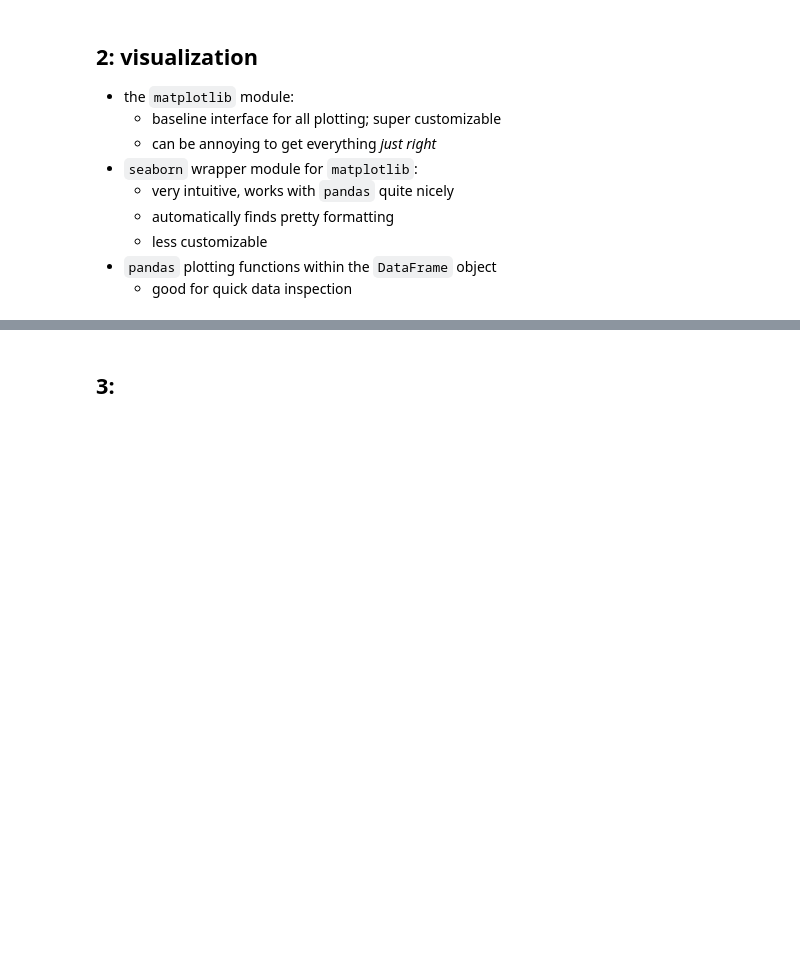
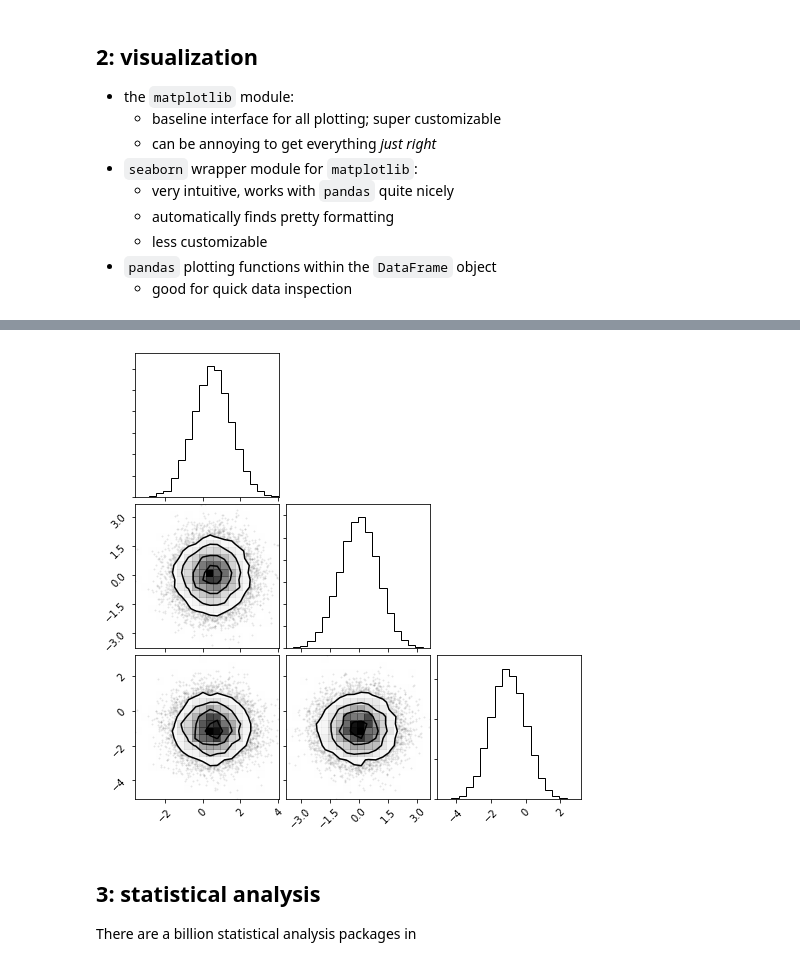
Before and after one commit to luclepot/SPS_ml_tutorial, a Jupyter notebook: day_1.ipynb, the cells around one changed output, grey strips where cells are left out. Cells and saved outputs as stored; diff of their text form; code cells hidden in the pictures; blank space fills up the shorter version.

```diff
--- a/day_1.ipynb
+++ b/day_1.ipynb
@@ -36,2 +108,9 @@ import seaborn as sns
-# %% [markdown]
-## 3:
+# %%
+data = np.random.multivariate_normal([0.5, 0, -1], np.identity(3), size=10000)
+corner.corner(data)
+plt.show()
+# %% [output]
+[figure, added]
+# %% [markdown]
+## 3: statistical analysis
+There are a billion statistical analysis packages in
```
Also changed, not shown: parts of 4 cells of this notebook.
